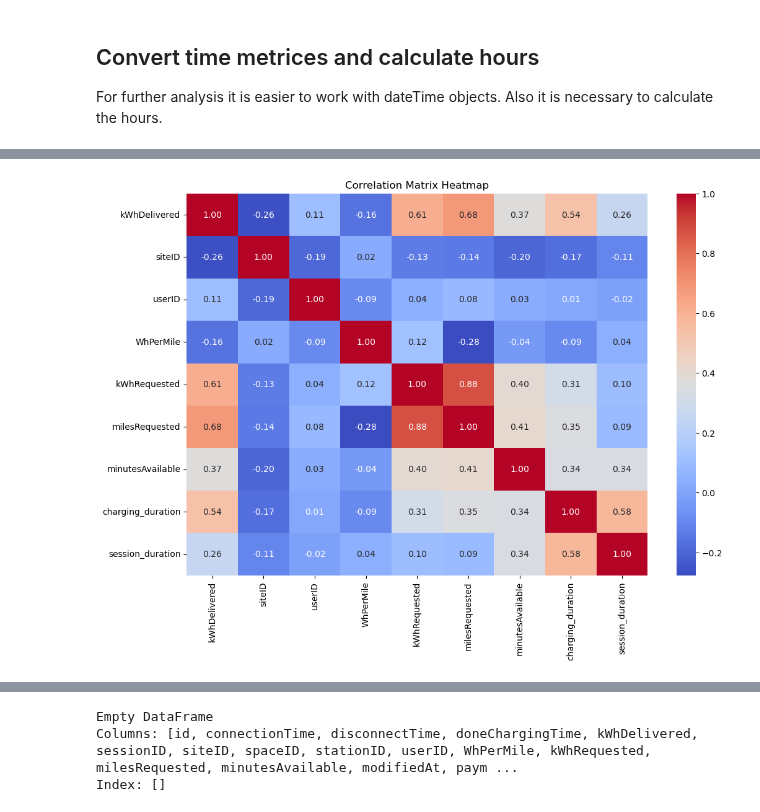
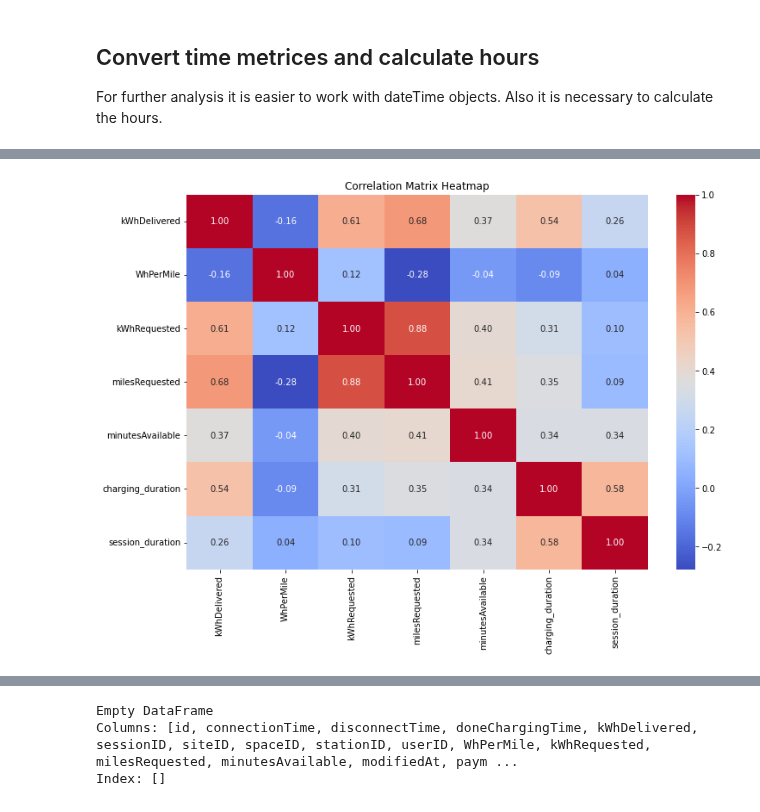
Before and after one commit to helloworldfromleo/AA, a Jupyter notebook: 01_Data_Preparation.ipynb, the cells around one changed output, grey strips where cells are left out. Saved outputs shown, nothing was run; the diff lists cells and outputs as text; code cells hidden in the pictures.

```diff
--- a/01_Data_Preparation.ipynb
+++ b/01_Data_Preparation.ipynb
@@ -197,0 +173,9 @@ plt.show()
+# %%
+columns_for_pairplot = [
+    'kWhDelivered', 'WhPerMile', 'kWhRequested',
+    'milesRequested', 'minutesAvailable', 'charging_duration', 'session_duration'
+]
+
+sns.pairplot(df[columns_for_pairplot])
+plt.suptitle('Pairplot of Selected Features', y=1.02)
+plt.show()
@@ -198,13 +184,12 @@ plt.show()
 # %%
 # Corr. matrix
-numeric_df = df.select_dtypes(include=['float64', 'int64'])
+numeric_df = df[columns_for_pairplot].select_dtypes(include=['float64', 'int64'])
 
 corr_matrix = numeric_df.corr()
 
 plt.figure(figsize=(12, 8))
 sns.heatmap(corr_matrix, annot=True, fmt=".2f", cmap="coolwarm", cbar=True)
 plt.title("Correlation Matrix Heatmap")
 plt.show()
-# Finding: charging time has the largest "impact" on kWhDelivered
 # %% [output]
-[figure, old version]
+[figure, new version]
```
Also changed, not shown: parts of 17 cells of this notebook.
